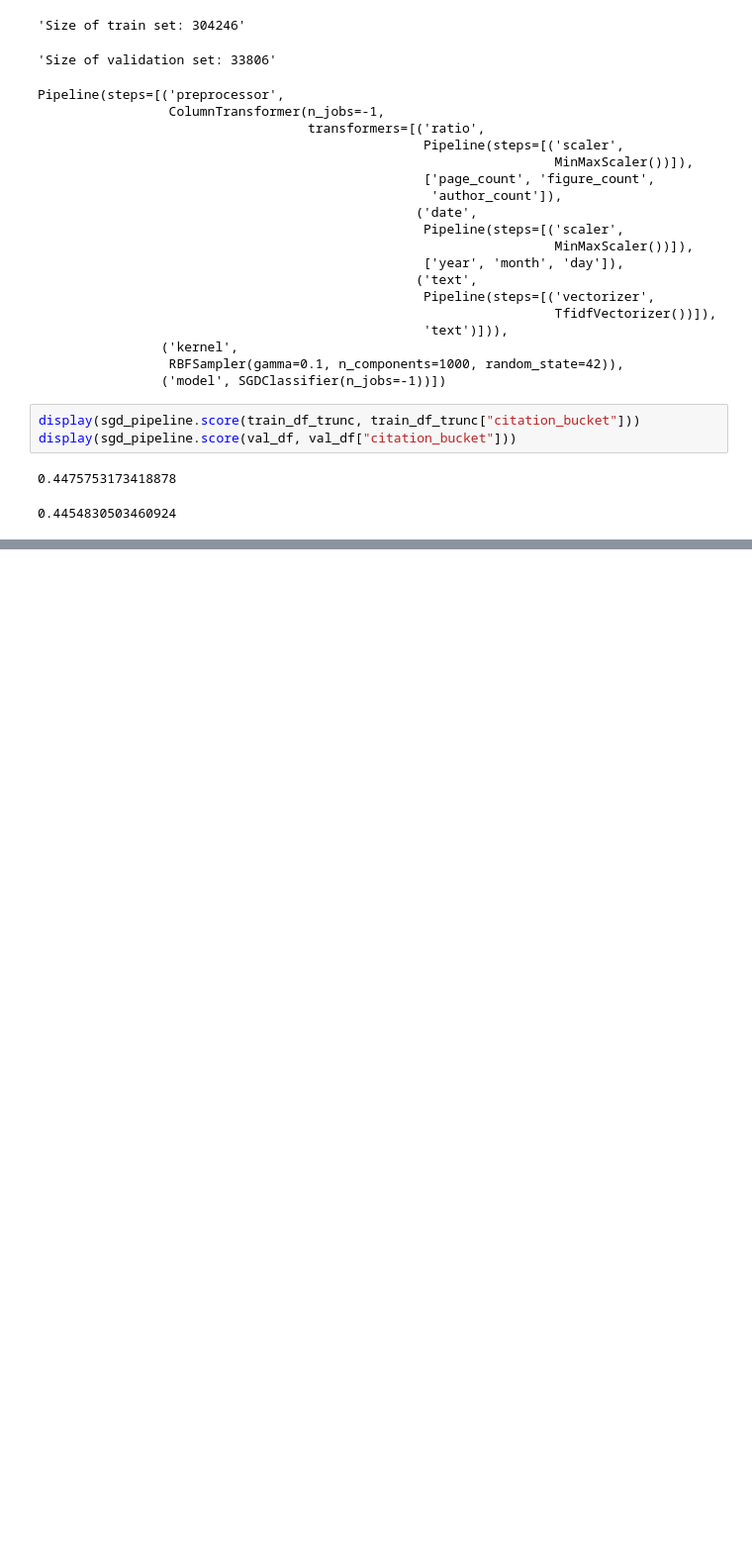
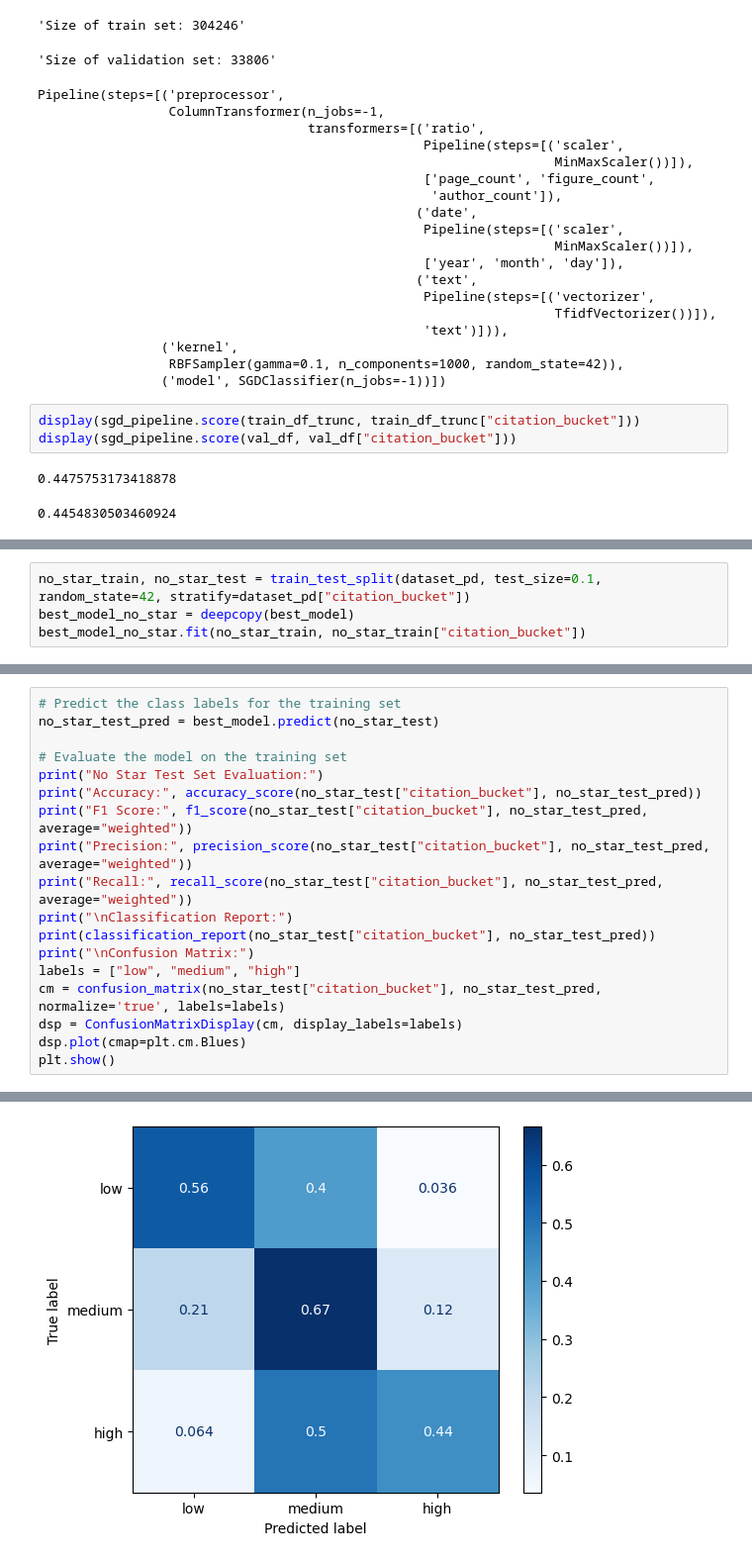
Before and after one commit to Grutschus/uu-data-mining-project, a Jupyter notebook: exploration_modeling.ipynb, the cells around one changed output, grey strips where cells are left out. Shown at 99% size. Saved outputs shown, nothing was run; the diff lists cells and outputs as text; blank space fills up the shorter version.

```diff
--- a/exploration_modeling.ipynb
+++ b/exploration_modeling.ipynb
@@ -753,0 +1067,4 @@ dim_red_pipeline = Pipeline([
+# %%
+no_star_train, no_star_test = train_test_split(dataset_pd, test_size=0.1, random_state=42, stratify=dataset_pd["citation_bucket"])
+best_model_no_star = deepcopy(best_model)
+best_model_no_star.fit(no_star_train, no_star_train["citation_bucket"])
@@ -753,0 +1088,19 @@ dim_red_pipeline = Pipeline([
+# %%
+# Predict the class labels for the training set
+no_star_test_pred = best_model.predict(no_star_test)
+
+# Evaluate the model on the training set
+print("No Star Test Set Evaluation:")
+print("Accuracy:", accuracy_score(no_star_test["citation_bucket"], no_star_test_pred))
+print("F1 Score:", f1_score(no_star_test["citation_bucket"], no_star_test_pred, average="weighted"))
+print("Precision:", precision_score(no_star_test["citation_bucket"], no_star_test_pred, average="weighted"))
+print("Recall:", recall_score(no_star_test["citation_bucket"], no_star_test_pred, average="weighted"))
+print("\nClassification Report:")
+print(classification_report(no_star_test["citation_bucket"], no_star_test_pred))
+print("\nConfusion Matrix:")
+labels = ["low", "medium", "high"]
+cm = confusion_matrix(no_star_test["citation_bucket"], no_star_test_pred, normalize='true', labels=labels)
+dsp = ConfusionMatrixDisplay(cm, display_labels=labels)
+dsp.plot(cmap=plt.cm.Blues)
+plt.show()
+# %% [output]
@@ -753,0 +1126 @@ dim_red_pipeline = Pipeline([
+[figure, added]
```
Also changed, not shown: parts of 21 cells of this notebook.
